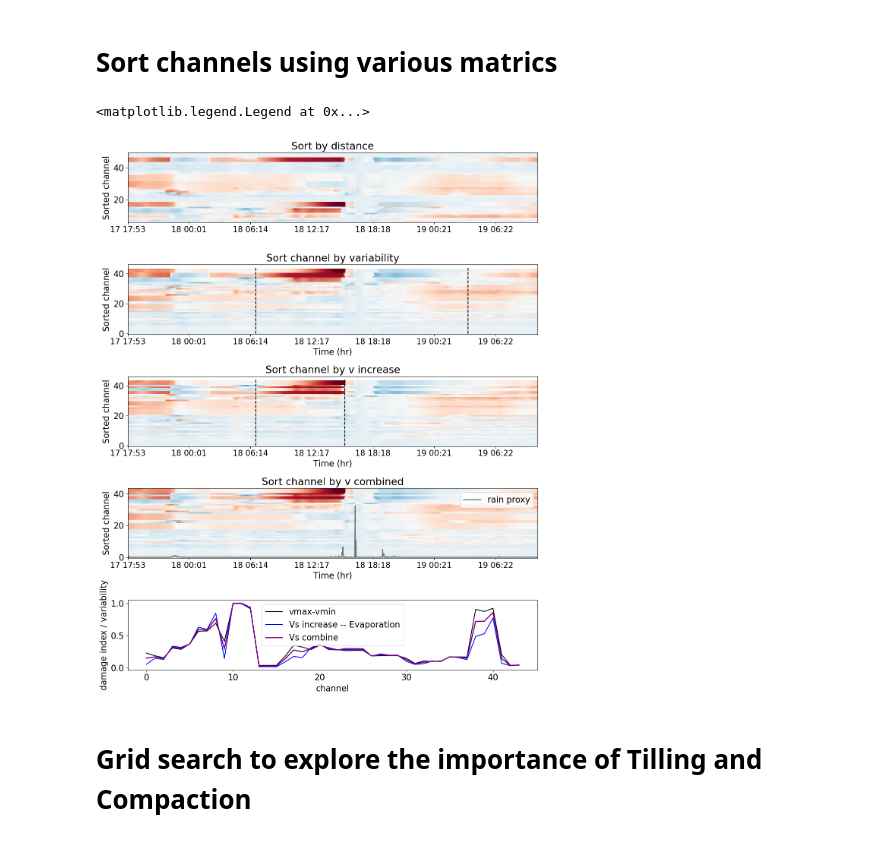
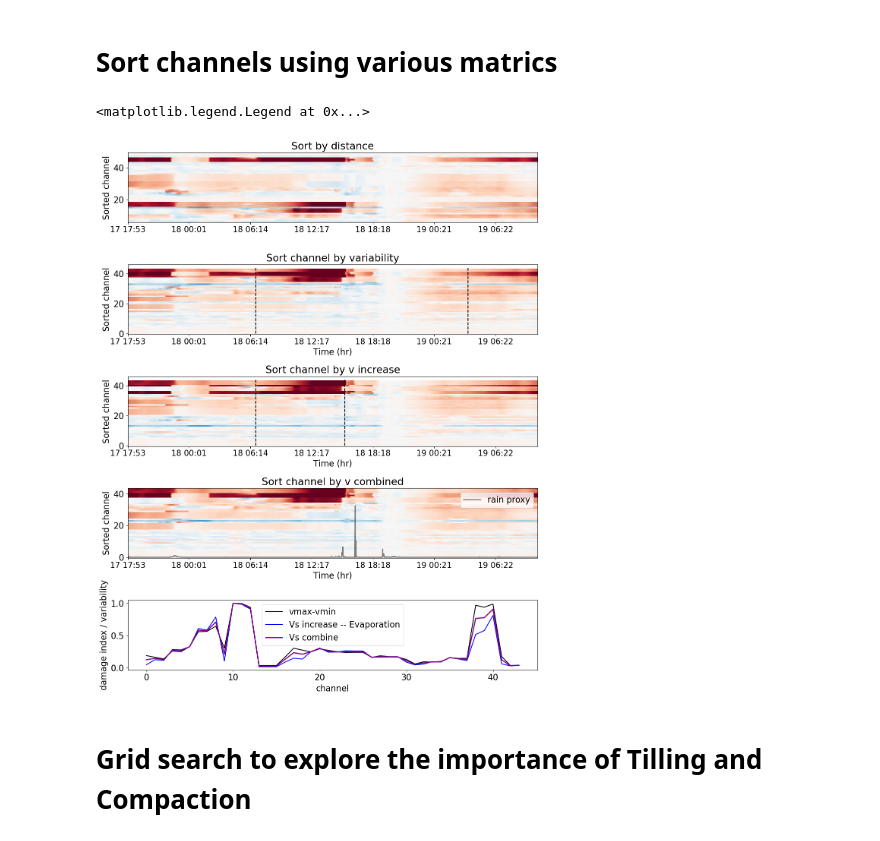
Before and after one commit to Denolle-Lab/FarmDAS, a Jupyter notebook: dvv_and_model/Fig3_spatial_damage.ipynb, the cells around one changed output. Drawn from its saved outputs; the diff is of its cells as text; code cells hidden in the pictures.

```diff
--- a/dvv_and_model/Fig3_spatial_damage.ipynb
+++ b/dvv_and_model/Fig3_spatial_damage.ipynb
@@ -195,7 +195,7 @@ dvv_all = amp
 fig, axs = plt.subplots(5, 1, figsize=(12, 15), tight_layout=True)
 
 # Plot 1: Sort channel by mechanical damage
-axs[0].pcolormesh(np.arange(2408), np.arange(44)+6, dvv_all[6:], shading='auto', vmin=-0.5, vmax=0.6, cmap='RdBu_r')
+axs[0].pcolormesh(np.arange(2408), np.arange(44)+6, dvv_all[6:], shading='auto', vmin=-0.5, vmax=0.5, cmap='RdBu_r')
 axs[0].set_title('Sort by distance')
 axs[0].set_xticks(xax)
 axs[0].set_xticklabels(hrax, fontsize=15)
@@ -207,7 +207,7 @@ variability_all = np.nanmax(trim_dvv, axis=1) - np.nanmin(trim_dvv, axis=1)
 axs[4].plot(variability_all/np.nanmax(variability_all), color='black', label='vmax-vmin')
 variability_indices = np.argsort(variability_all) + 6
 
-axs[1].pcolormesh(np.arange(2408), np.arange(44), dvv_all[variability_indices], shading='auto', vmin=-0.5, vmax=0.6, cmap='RdBu_r')
+axs[1].pcolormesh(np.arange(2408), np.arange(44), dvv_all[variability_indices], shading='auto', vmin=-0.5, vmax=0.5, cmap='RdBu_r')
 axs[1].set_title('Sort channel by variability')
 axs[1].set_xticks(xax)
 axs[1].set_xticklabels(hrax, fontsize=15)
@@ -222,7 +222,7 @@ variability_evap = np.nanmax(trim_dvv, axis=1) - np.nanmin(trim_dvv, axis=1)
 axs[4].plot(variability_evap/np.nanmax(variability_evap), color='blue', label='Vs increase -- Evaporation')
 variability_indices = np.argsort(variability_evap) + 6
 
-axs[2].pcolormesh(np.arange(2408), np.arange(44), dvv_all[variability_indices], shading='auto', vmin=-0.5, vmax=0.6, cmap='RdBu_r')
+axs[2].pcolormesh(np.arange(2408), np.arange(44), dvv_all[variability_indices], shading='auto', vmin=-0.5, vmax=0.5, cmap='RdBu_r')
 axs[2].set_title('Sort channel by v increase')
 axs[2].set_xticks(xax)
 axs[2].set_xticklabels(hrax, fontsize=15)
@@ -240,35 +240,35 @@ axs[2].vlines([750, 1275], 0, 44, color='k', linestyle='--')
 # im=axs[3].pcolormesh(np.arange(2408), np.arange(45), dvv_all[variability_indices], shading='auto', vmin=-0.4, vmax=0.6, cmap='RdBu_r')
 # axs[3].set_title('Sort channel by v drop')
 # axs[3].set_xticks(xax)
 # axs[3].set_xticklabels(hrax, fontsize=15)
 # axs[3].set_xlabel('Time (hr)')
 # axs[3].set_ylabel('Sorted channel')
 # axs[3].vlines([1105, 1255, 1340, 1490], 0, 44, color='k', linestyle='--')
 # axs[3].plot(ave_psd * 50, color='k', lw=2, alpha=0.5, label='rain proxy')
 # axs[3].legend()
 
 # Plot 4: Sort channel by 2+3
 
 variability = variability_all + variability_evap
 axs[4].plot(variability/np.nanmax(variability), color='purple', label='Vs combine', lw=2)
 variability_indices = np.argsort(variability) + 6
 
-im=axs[3].pcolormesh(np.arange(2408), np.arange(44), dvv_all[variability_indices], shading='auto', vmin=-0.5, vmax=0.6, cmap='RdBu_r')
+im=axs[3].pcolormesh(np.arange(2408), np.arange(44), dvv_all[variability_indices], shading='auto', vmin=-0.5, vmax=0.5, cmap='RdBu_r')
 axs[3].set_title('Sort channel by v combined')
 axs[3].set_xticks(xax)
 axs[3].set_xticklabels(hrax, fontsize=15)
 axs[3].set_xlabel('Time (hr)')
 axs[3].set_ylabel('Sorted channel')
 axs[3].plot(ave_psd * 50, color='k', lw=2, alpha=0.5, label='rain proxy')
 axs[3].legend()
 
 # Plot 5: all spatial variabilities and damage index
 axs[4].set_ylabel('damage index / variability')
 axs[4].set_xlabel('channel')
 axs[4].legend()
 # %% [output]
 <matplotlib.legend.Legend at 0x...>
-[figure, old version]
+[figure, new version]
 # %% [markdown]
 # Grid search to explore the importance of Tilling and Compaction
 # %%
```
Also changed, not shown: parts of 4 cells of this notebook, 6 other files.
